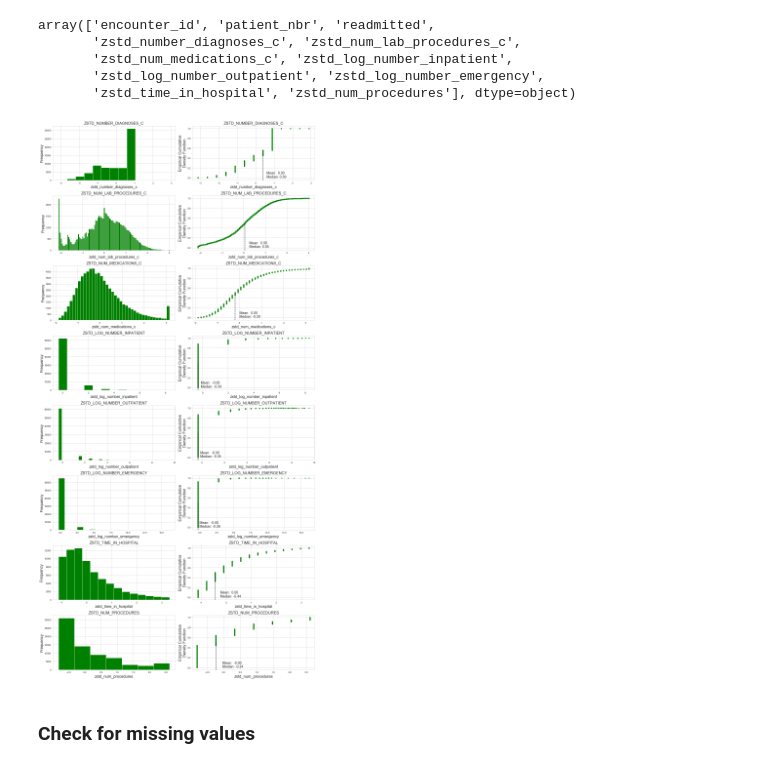
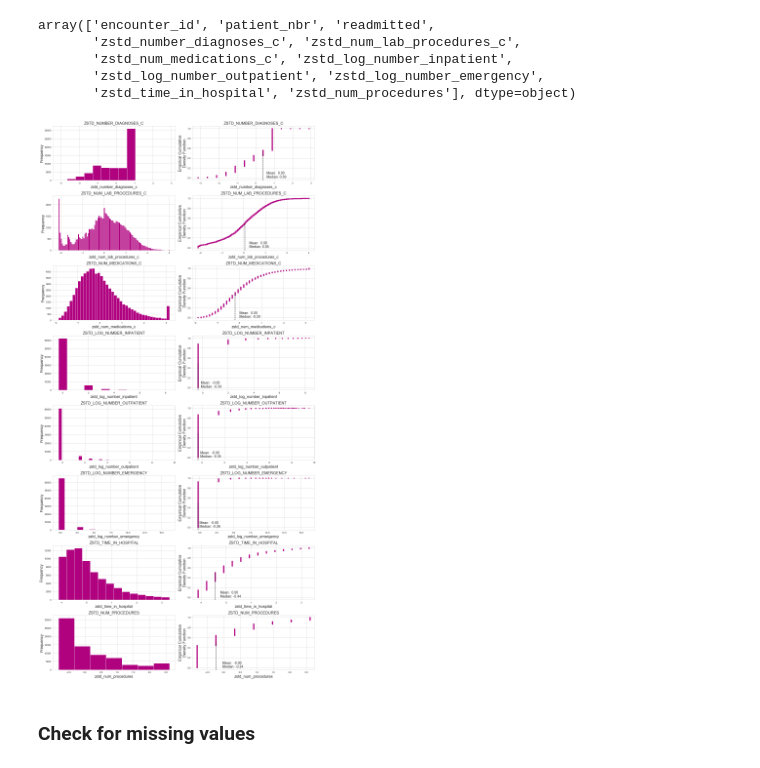
Before and after one commit to RajeshArasada/Predicting_Diabetes_Patients_Readmission, a Jupyter notebook: notebooks/01.Diabetes-Exploratory Data Analysis.ipynb, the cells around one changed output. Saved outputs shown, nothing was run; the diff lists cells and outputs as text; code cells hidden in the pictures.

Commit message:
fixed figures and renamed files

```diff
--- a/notebooks/01.Diabetes-Exploratory Data Analysis.ipynb
+++ b/notebooks/01.Diabetes-Exploratory Data Analysis.ipynb
@@ -412,13 +412,13 @@ for idx, col in tqdm(enumerate(l_a)):
     mean = np.mean(x_)
 
     # Plot histogram
-    axes[idx,0].hist(numeric_data[col], bins = numeric_data[col].nunique(), color = 'green')
+    axes[idx,0].hist(numeric_data[col], bins = numeric_data[col].nunique(), color = '#B0017F')
     axes[idx,0].set_xlabel(col, fontsize=16)
     axes[idx,0].set_ylabel("Frequency", fontsize=16)
     axes[idx,0].set_title(col.upper(), fontsize=16)
 
     # Plot ECDF
-    axes[idx,1].plot(x_, y_, marker=".", linestyle='none', color = 'green')
+    axes[idx,1].plot(x_, y_, marker=".", linestyle='none', color = '#B0017F')
     axes[idx,1].set_xlabel(col, fontsize=16)
     axes[idx,1].set_ylabel("Empirical Cumulative\nDensity Function", fontsize=16)
     axes[idx,1].set_title(col.upper(), fontsize=16)
@@ -443,13 +443,13 @@ for idx, col in tqdm(enumerate(l_b)):
     mean = np.mean(x_)
 
     # Plot histogram
-    axes[idx,0].hist(numeric_data[col], bins = numeric_data[col].nunique(), color = 'green')
+    axes[idx,0].hist(numeric_data[col], bins = numeric_data[col].nunique(), color = '#B0017F')
     axes[idx,0].set_xlabel(col, fontsize=16)
     axes[idx,0].set_ylabel("Frequency", fontsize=16)
     axes[idx,0].set_title(col.upper(), fontsize=16)
 
     # Plot ECDF
-    axes[idx,1].plot(x_, y_, marker=".", linestyle='none', color = 'green')
+    axes[idx,1].plot(x_, y_, marker=".", linestyle='none', color = '#B0017F')
     axes[idx,1].set_xlabel(col, fontsize=16)
     axes[idx,1].set_ylabel("Empirical Cumulative\nDensity Function", fontsize=16)
     axes[idx,1].set_title(col.upper(), fontsize=16)
@@ -548,7 +548,7 @@ for idx, col in tqdm(enumerate(c)):
     y_ = np.arange(1, N+1)/N
 
     plt.subplot(3, 2, idx+1)
-    plt.plot(x_, y_, color='green')
+    plt.plot(x_, y_, color='#B0017F')
     plt.ylabel("ECDF", fontsize=14)
     plt.xlabel(c[idx], fontsize=14)
     plt.title(c[idx], fontsize=16)
@@ -574,7 +574,7 @@ for idx, col in tqdm(enumerate(l)):
     y_ = np.arange(1, N+1)/N
 
     plt.subplot(3, 2, idx+1)
-    plt.plot(x_, y_, color='green')
+    plt.plot(x_, y_, color='#B0017F')
     plt.ylabel("ECDF", fontsize=14)
     plt.xlabel(l[idx], fontsize=14)
     plt.title(l[idx], fontsize=16)
@@ -646,34 +646,34 @@ subset_numeric_data = numeric_data[['zstd_number_diagnoses_c', 'zstd_num_lab_pro
 # %%
 l = subset_numeric_data.columns.values
 
 fig, axes = plt.subplots(nrows=len(l), ncols=2, figsize=(16,32))
 
 for idx, col in tqdm(enumerate(l)):
     N = len(numeric_data[col])
     x_ = np.sort(numeric_data[col])
     y_ = np.arange(1, N+1)/N
     median = np.median(x_)
     mean = np.mean(x_)
 
     # Plot histogram
-    axes[idx,0].hist(numeric_data[col], bins = numeric_data[col].nunique(), color = 'green')
+    axes[idx,0].hist(numeric_data[col], bins = numeric_data[col].nunique(), color = '#B0017F')
     axes[idx,0].set_xlabel(col, fontsize=16)
     axes[idx,0].set_ylabel("Frequency", fontsize=16)
     axes[idx,0].set_title(col.upper(), fontsize=16)
 
     # Plot ECDF
-    axes[idx,1].plot(x_, y_, marker=".", linestyle='none', color = 'green')
+    axes[idx,1].plot(x_, y_, marker=".", linestyle='none', color = '#B0017F')
     axes[idx,1].set_xlabel(col, fontsize=16)
     axes[idx,1].set_ylabel("Empirical Cumulative\nDensity Function", fontsize=16)
     axes[idx,1].set_title(col.upper(), fontsize=16)
     axes[idx,1].axvline(median, 0, 0.5, color='black', linestyle="--")
     axes[idx,1].text(median + 0.2, 0.0,  "Median: {:.2f}".format(median), fontsize=14)
     axes[idx,1].text(median + 0.2, 0.075, "Mean:  {:.2f}".format(mean), fontsize=14)
 
     plt.margins(0.04)
     plt.tight_layout()
 # %% [output]
-[figure, old version]
+[figure, new version]
 # %% [markdown]
 ### Check for missing values
 # %%
```
Also changed, not shown: parts of 14 cells of this notebook, 5 other files.
